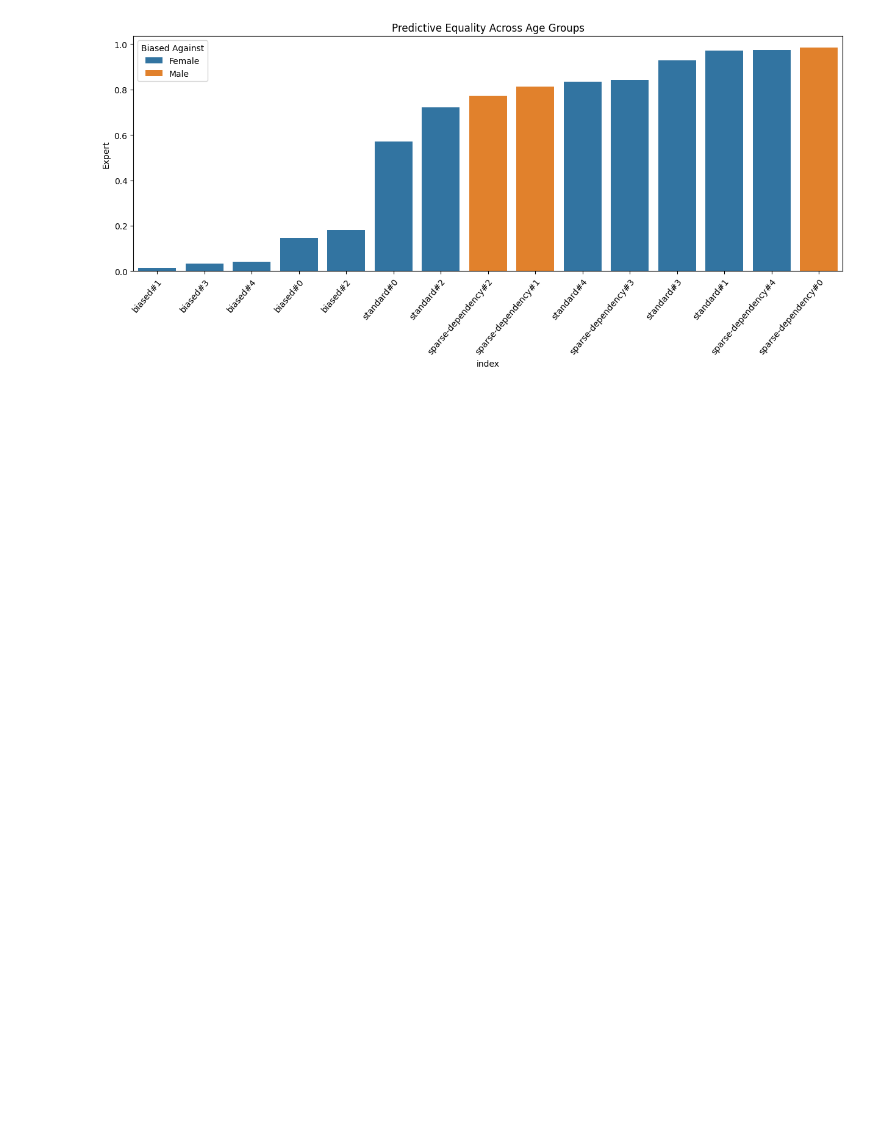
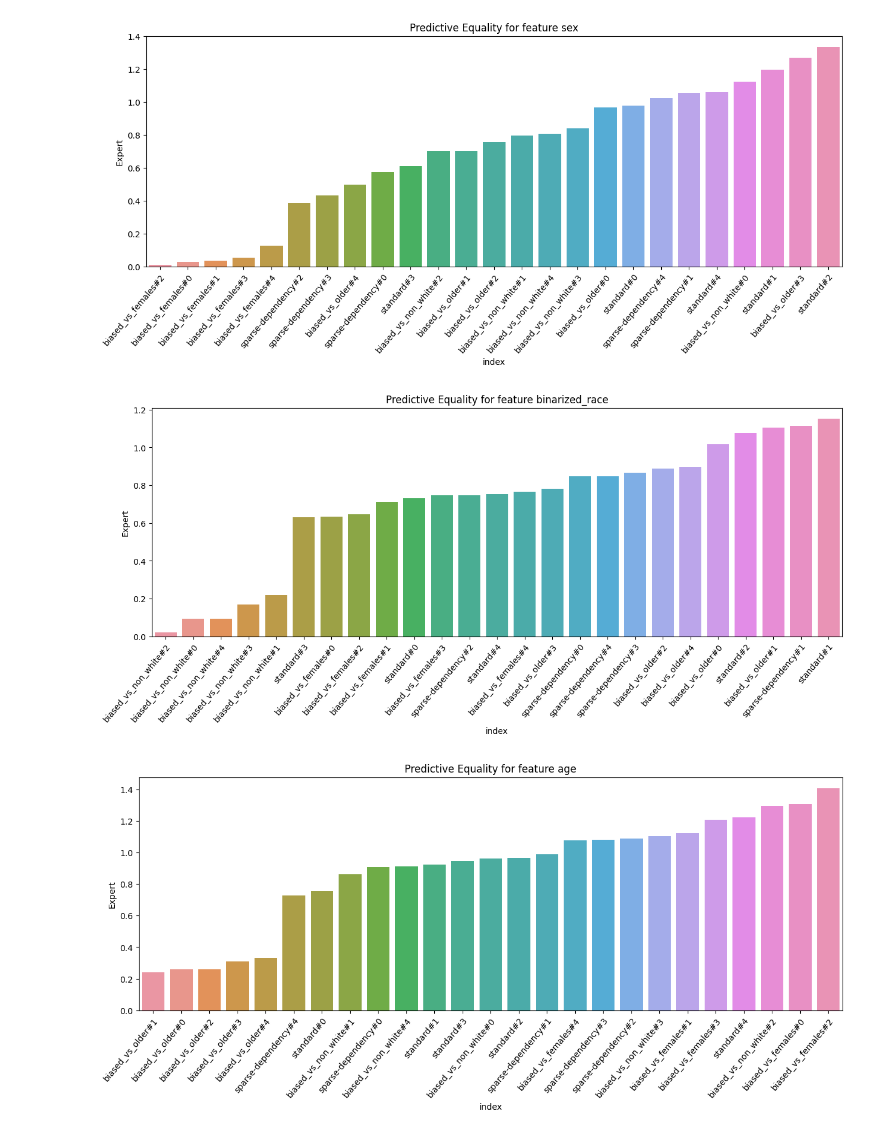
Before and after one commit to feedzai/openl2d, a Jupyter notebook: OpenL2D_Use_Example/expert_analysis.ipynb, the cells around one changed output. Cells and saved outputs as stored; diff of their text form; code cells hidden in the pictures; blank space fills up the shorter version.

```diff
--- a/OpenL2D_Use_Example/expert_analysis.ipynb
+++ b/OpenL2D_Use_Example/expert_analysis.ipynb
@@ -47,0 +12,4 @@ for expert in preds.columns:
+# %%
+data = pd.read_parquet('./data/preprocessed.parquet')
+data_cfg_path = 'data/dataset_cfg.yaml'
+positive_outcome_class = 1
@@ -84,12 +140,15 @@ Text(0.5, 1.0, 'Distribution of Expected Misclassification Cost')
 # %%
-f, ax = plt.subplots(figsize=(15, 5))
-sns.barplot(data = metrics.reset_index().sort_values('Predictive Equality'),x = 'index', y = 'Predictive Equality', hue = 'Biased Against', dodge = False)
-plt.ylabel('Expert')
-plt.title('Predictive Equality Across Age Groups')
-plt.xticks(rotation = 50, rotation_mode = 'anchor', ha = 'right')
-plt.show()
+for feature in data_cfg['data_cols']['protected']:
+    f, ax = plt.subplots(figsize=(15, 5))
+    sns.barplot(data = metrics.reset_index().sort_values(f'Predictive_Equality_{feature["feature"]}'),x = 'index', y = f'Predictive_Equality_{feature["feature"]}', dodge = False)
+    plt.ylabel('Expert')
+    plt.title(f'Predictive Equality for feature {feature["feature"]}')
+    plt.xticks(rotation = 50, rotation_mode = 'anchor', ha = 'right')
+    plt.show()
 # %% [output]
-[figure, old version]
+[figure, new version]
+[figure, added]
+[figure, added]
 # %%
 prop = pd.read_parquet(f'./synthetic_experts/expert_team/expert_parameters.parquet')
 p_error = pd.read_parquet(f'./synthetic_experts/expert_team/prob_of_error.parquet').loc[data.index]
```
Also changed, not shown: parts of 14 cells of this notebook, 33 other files.
